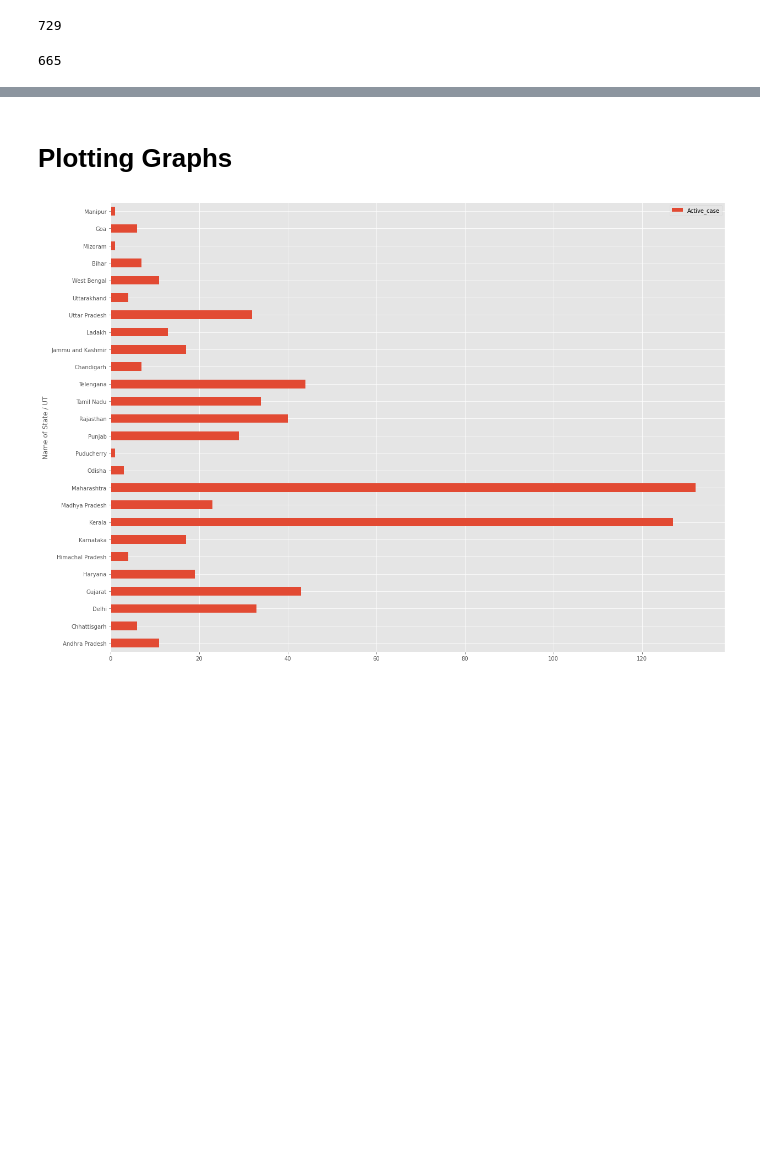
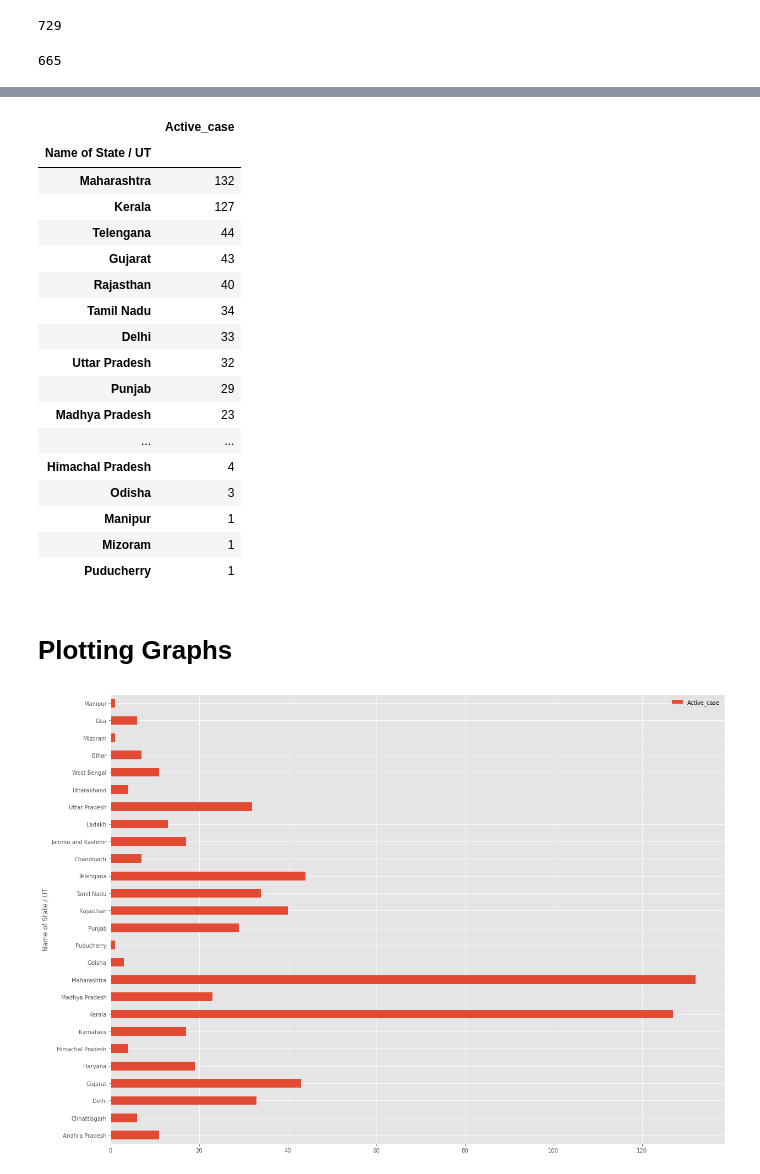
Before and after one commit to sha-heg/JobHunt, a Jupyter notebook: corona_python.ipynb, the cells around one changed output, grey strips where cells are left out. Cells and saved outputs as stored; diff of their text form; code cells hidden in the pictures; blank space fills up the shorter version.

```diff
--- a/corona_python.ipynb
+++ b/corona_python.ipynb
@@ -73,7 +73,6 @@ df.style.background_gradient(cmap='Reds')
 | 25 | Manipur | 1 | 0 | 0 | 0 | 1 | ... |
 # %%
 #heatmaps for only active cases
-Total_active_cases=df.groupby("Name of State / UT")['Active_case'].
-sum().sort_values(ascending=False).to_frame()
+Total_active_cases=df.groupby("Name of State / UT")['Active_case'].sum().sort_values(ascending=False).to_frame()
 Total_active_cases.style.background_gradient(cmap="Reds")
 # %% [output]
@@ -81,3 +79,21 @@ SyntaxError: invalid syntax (<ipython-input-78-b6797399dfa5>, line 2)
+|  | Active_case |
+| Name of State / UT |  |
+| Maharashtra | 132 |
+| Kerala | 127 |
+| Telengana | 44 |
+| Gujarat | 43 |
+| Rajasthan | 40 |
+| Tamil Nadu | 34 |
+| Delhi | 33 |
+| Uttar Pradesh | 32 |
+| Punjab | 29 |
+| Madhya Pradesh | 23 |
+| ... | ... |
+| Himachal Pradesh | 4 |
+| Odisha | 3 |
+| Manipur | 1 |
+| Mizoram | 1 |
+| Puducherry | 1 |
 # %% [markdown]
 <h1> Plotting Graphs </h1>
 # %%
```
Also changed, not shown: parts of 8 cells of this notebook.
